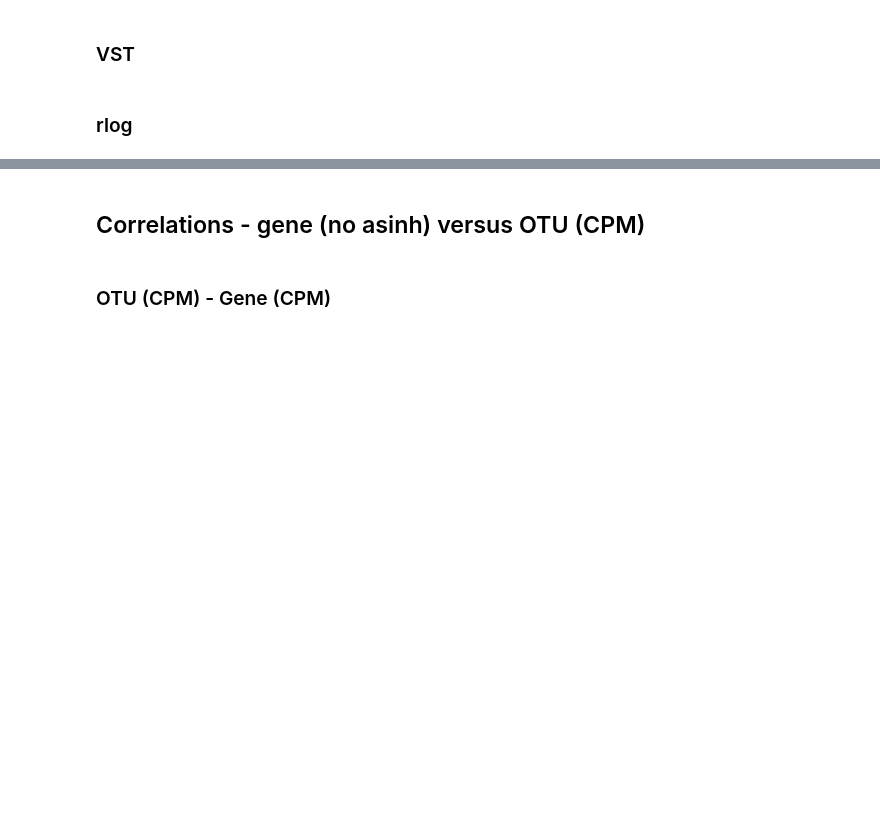
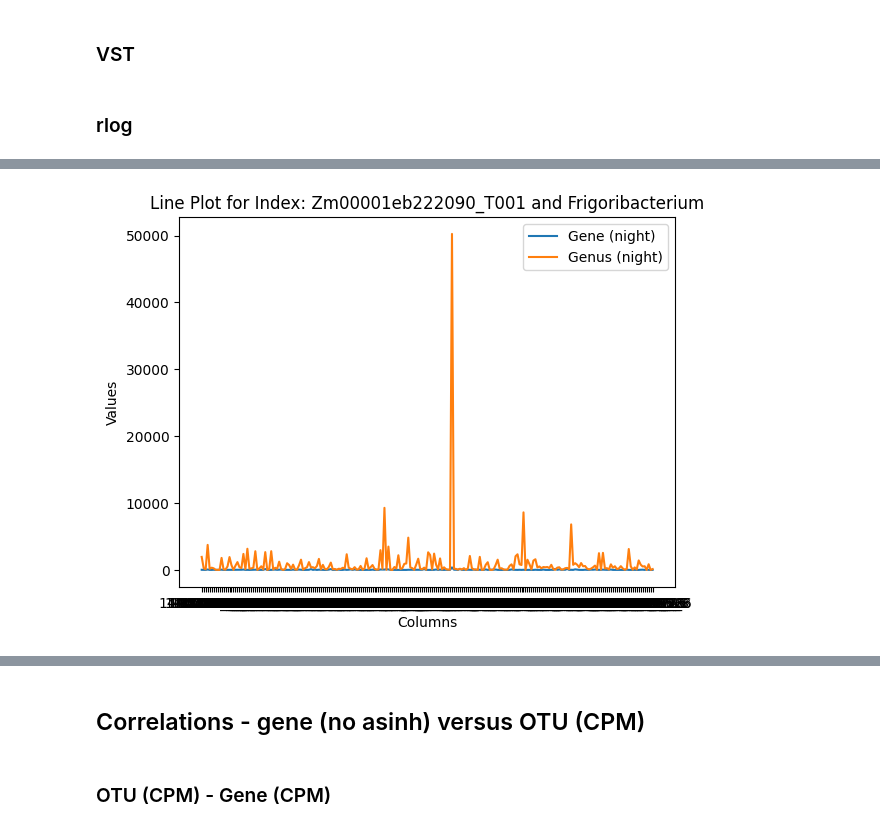
Before and after one commit to SantosRAC/maize_microbiome_transcriptomics, a Jupyter notebook: correlations_rnaseq_metataxonomics/correlations_rnaseq_otus.ipynb, the cells around one changed output, grey strips where cells are left out. Cells and saved outputs as stored; diff of their text form; code cells hidden in the pictures; blank space fills up the shorter version.

```diff
--- a/correlations_rnaseq_metataxonomics/correlations_rnaseq_otus.ipynb
+++ b/correlations_rnaseq_metataxonomics/correlations_rnaseq_otus.ipynb
@@ -652,0 +754,21 @@ for i in range(len(cor_pval_intersection_night_tuple[0])):
+# %%
+import matplotlib.pyplot as plt
+
+# Plot the line plots for gene and genus
+plt.plot(kremling_expression_v5_night_tpm_filtered_cv_filtered.loc['Zm00001eb222090_T001'],
+         label='Gene (night)')
+plt.plot(genus_table_merged_d_n_night_cpm_filtered_cv_filtered.loc['Frigoribacterium'],
+         label='Genus (night)')
+
+# Add labels and title
+plt.xlabel('Columns')
+plt.ylabel('Values')
+plt.title('Line Plot for Index: Zm00001eb222090_T001 and Frigoribacterium')
+
+# Add legend
+plt.legend()
+
+# Show the plot
+plt.show()
+# %% [output]
+[figure, added]
```
Also changed, not shown: parts of 28 cells of this notebook.
